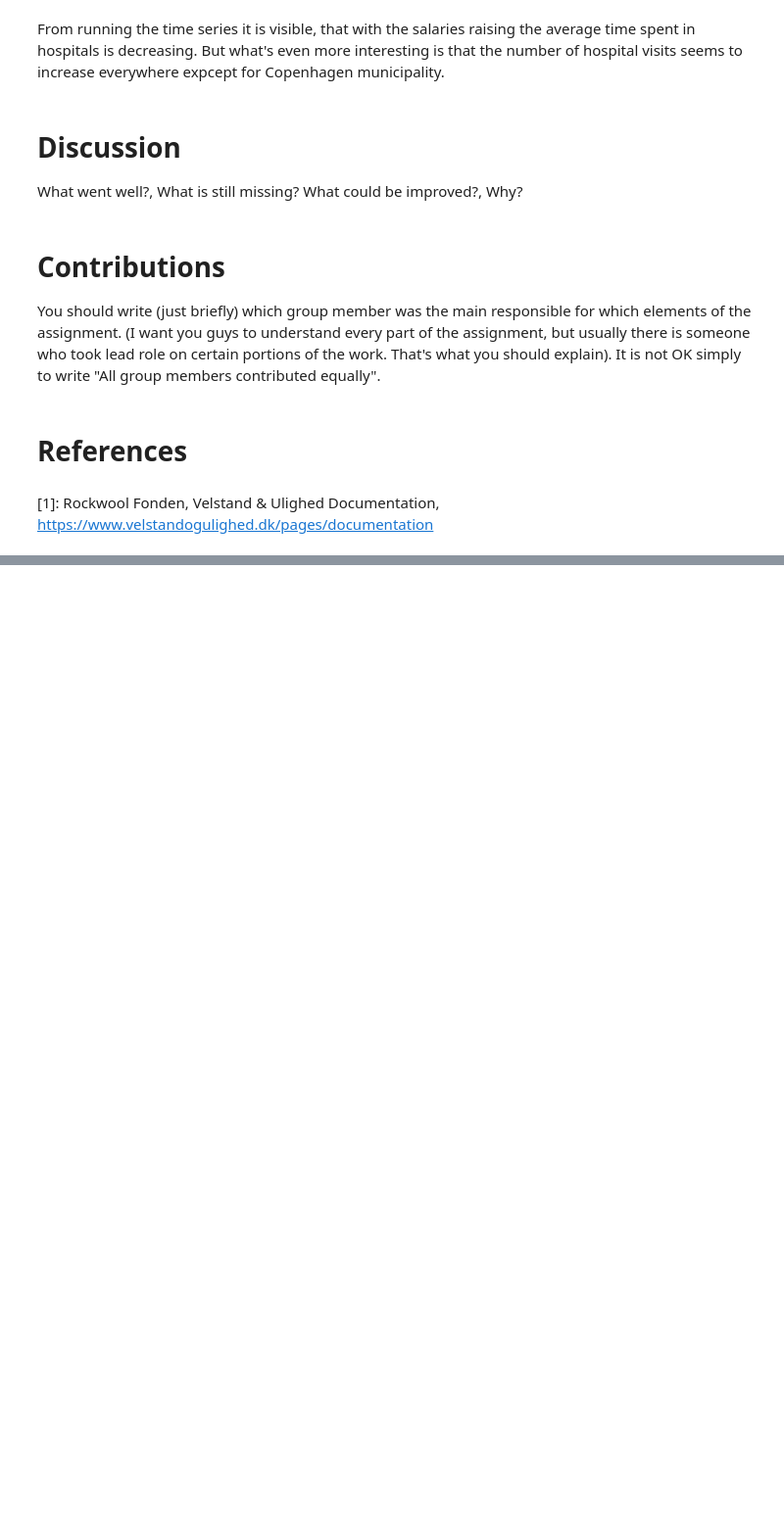
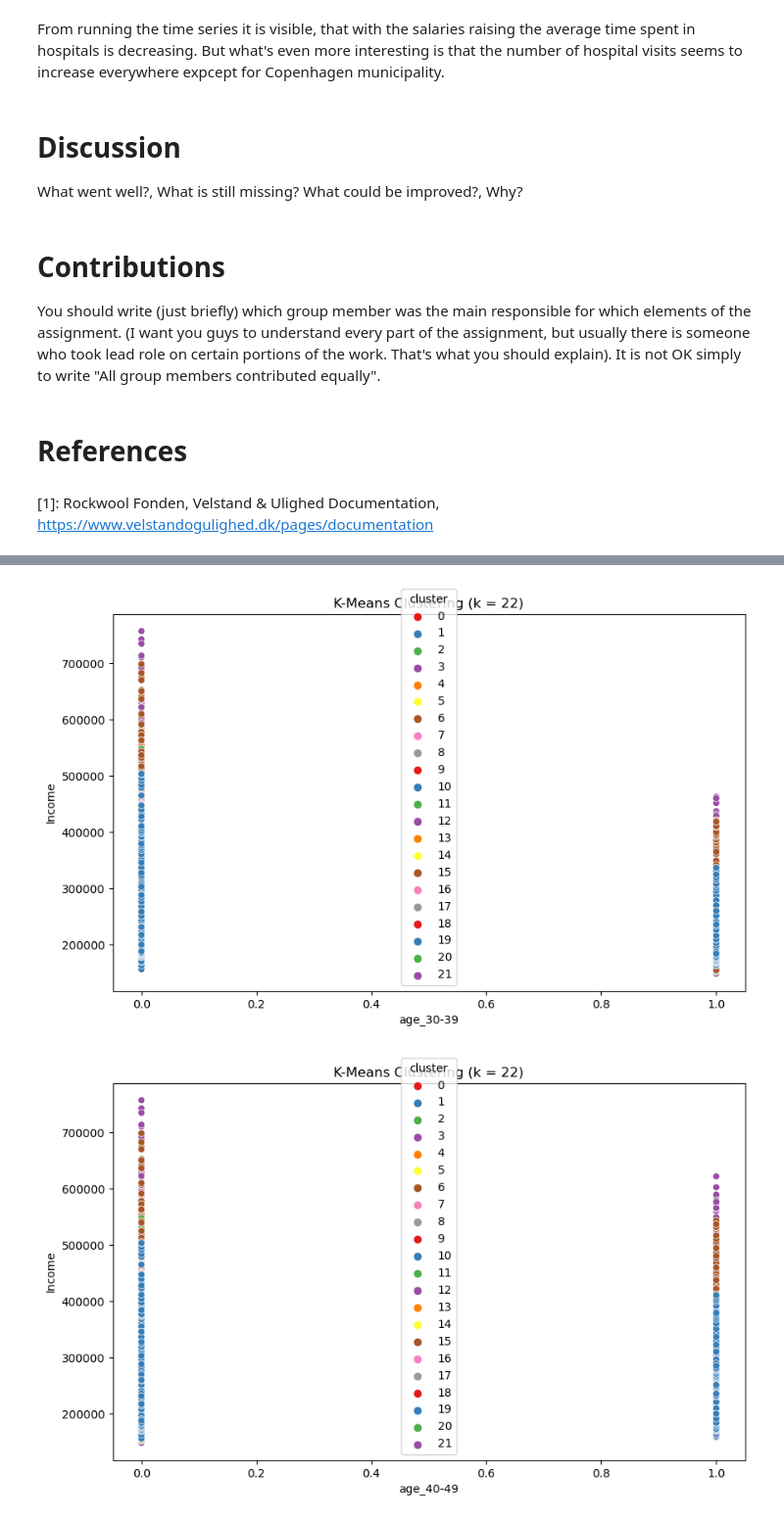
Before and after one commit to vivivaradi/socialdata2023, a Jupyter notebook: assignments/cph_vs_dk.ipynb, the cells around one changed output, grey strips where cells are left out. Shown at 98% size. Saved outputs shown, nothing was run; the diff lists cells and outputs as text; code cells hidden in the pictures; blank space fills up the shorter version.

```diff
--- a/assignments/cph_vs_dk.ipynb
+++ b/assignments/cph_vs_dk.ipynb
@@ -1057,0 +1155,4 @@ It is not OK simply to write "All group members contributed equally".
+# %%
+k = 22  # Choose an appropriate value based on the elbow plot
+kmeans = KMeans(n_clusters=k, random_state=42)
+kmeans.fit(data_scaled)
@@ -1057,0 +1161,3 @@ It is not OK simply to write "All group members contributed equally".
+# %%
+df_cluster['cluster'] = kmeans.labels_
+df_cluster.head()
@@ -1057,0 +1227,15 @@ It is not OK simply to write "All group members contributed equally".
+# %%
+# Create a list of age group column names to loop through
+age_cols = ['age_30-39', 'age_40-49', 'age_50-59', 'age_60-65']
+
+# Loop through the age group columns and create scatter plots for each one
+for age_col in age_cols:
+    plt.figure(figsize=(10, 6))
+    sns.scatterplot(x=age_col, y='income', hue='cluster', data=df_cluster, palette='Set1')
+    plt.xlabel(age_col)
+    plt.ylabel('Income')
+    plt.title('K-Means Clustering (k = {})'.format(k))
+    plt.show()
+# %% [output]
+[figure, added]
+[figure, added]
```
Also changed, not shown: parts of 17 cells of this notebook.
